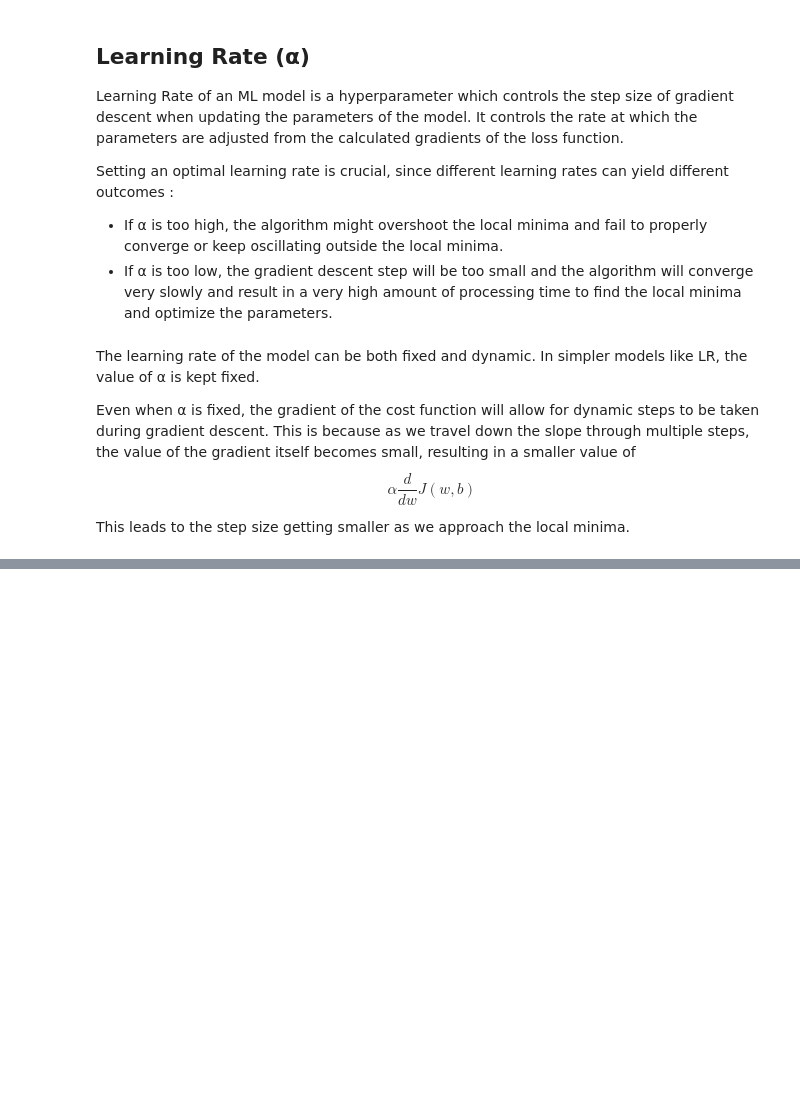
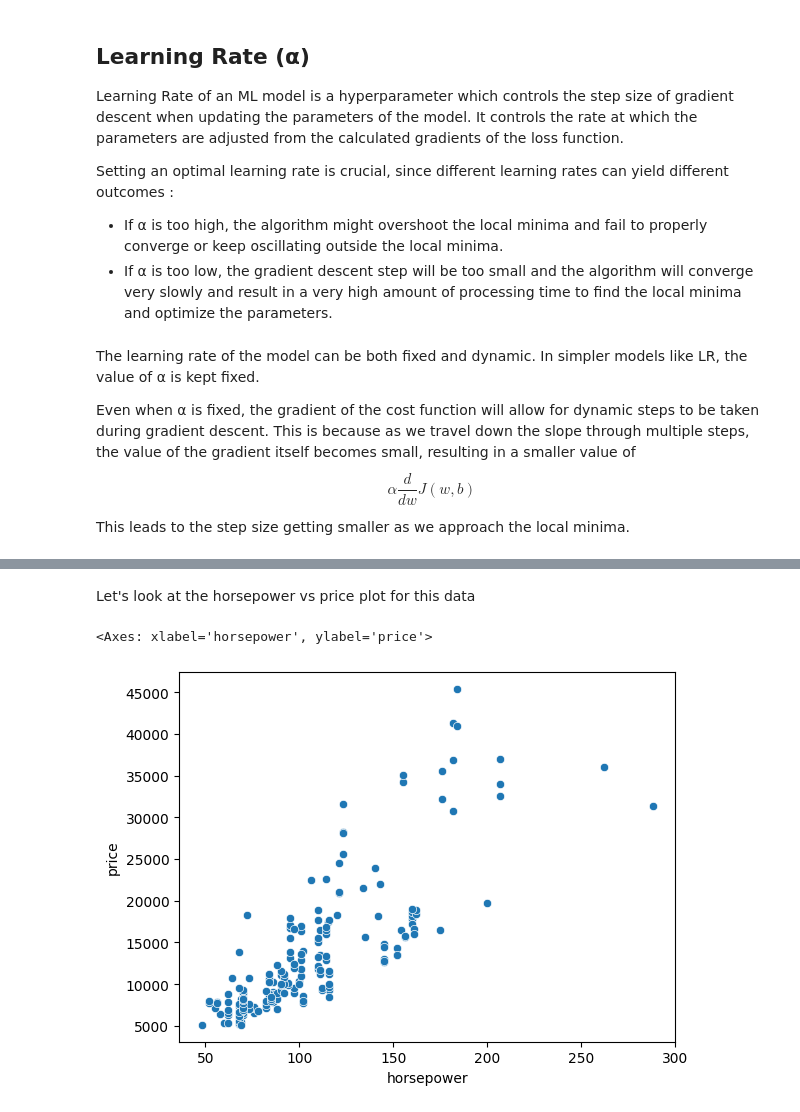
Before and after one commit to snowclipsed/100daysofml, a Jupyter notebook: Day 4/Day 4.ipynb, the cells around one changed output, grey strips where cells are left out. Drawn from its saved outputs; the diff is of its cells as text; code cells hidden in the pictures; blank space fills up the shorter version.

```diff
--- a/Day 4/Day 4.ipynb
+++ b/Day 4/Day 4.ipynb
@@ -52,0 +62,2 @@ This leads to the step size getting smaller as we approach the local minima.
+# %%
+data = pd.read_csv('data/car_prices_dataset.csv')
@@ -52,0 +94,7 @@ This leads to the step size getting smaller as we approach the local minima.
+# %% [markdown]
+Let's look at the horsepower vs price plot for this data
+# %%
+sns.scatterplot(data = data, x = "horsepower", y = "price")
+# %% [output]
+<Axes: xlabel='horsepower', ylabel='price'>
+[figure, added]
```
Also changed, not shown: parts of 17 cells of this notebook, 2 other files.
